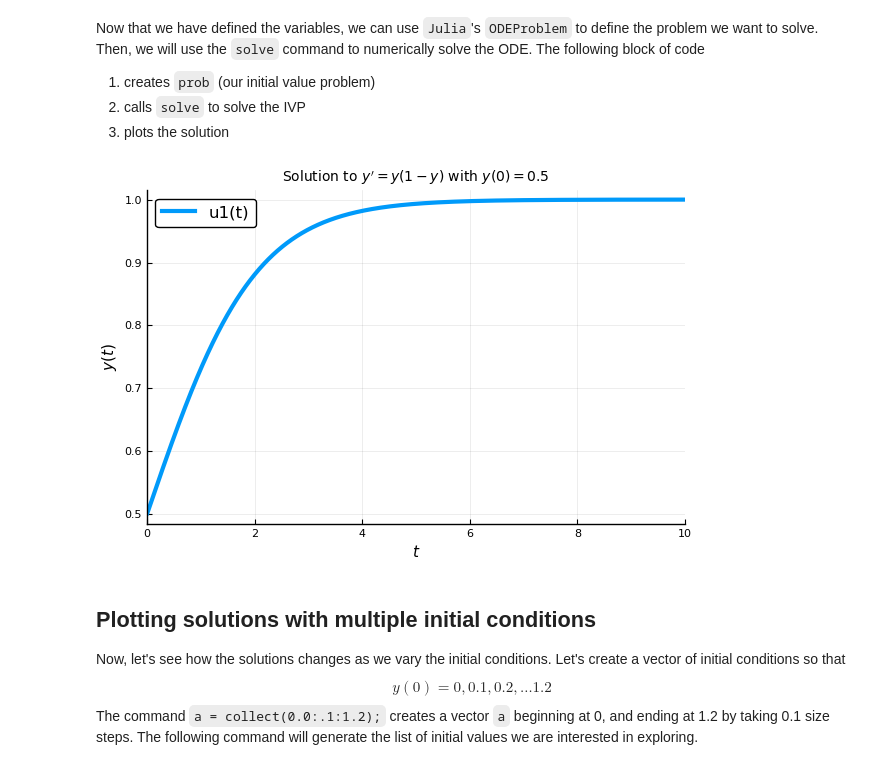
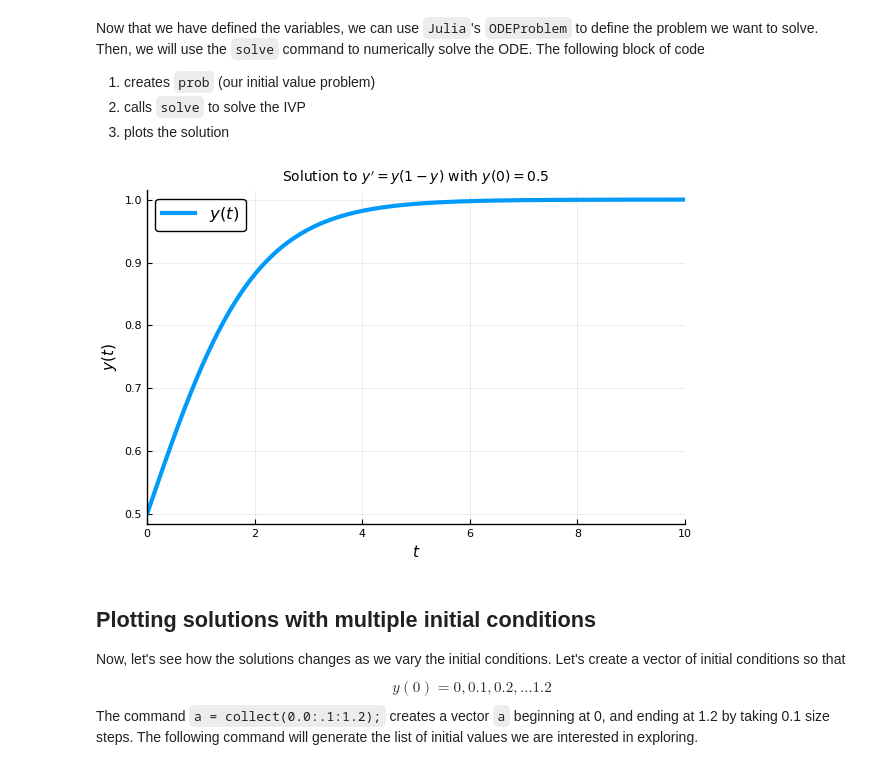
Before and after one commit to oliveras/MATH_3440_Repository, a Jupyter notebook: Julia/1D_Solve_ODE_Example.ipynb, the cells around one changed output. Cells and saved outputs as stored; diff of their text form; code cells hidden in the pictures.

Commit message:
Updated legend entries

```diff
--- a/Julia/1D_Solve_ODE_Example.ipynb
+++ b/Julia/1D_Solve_ODE_Example.ipynb
@@ -35,15 +35,16 @@ Now that we have defined the variables, we can use `Julia`'s `ODEProblem` to def
 # %%
 prob = ODEProblem(ODEFun,iniCond,tSpan);
 sol = solve(prob, Tsit5(); adaptive = false, dt = 0.01);
 plot(
     sol,
     xaxis=(L"$t$"),
     yaxis=(L"$y(t)$"),
+    label=(L"$y(t)$"),
     legendfontsize=12,
     title=(L"Solution to $y' = y(1-y)$ with $y(0) = 0.5$"),
     titlefontsize=10)
 # %% [output]
-[figure, old version]
+[figure, new version]
 # %% [markdown]
 ## Plotting solutions with multiple initial conditions
 
```
